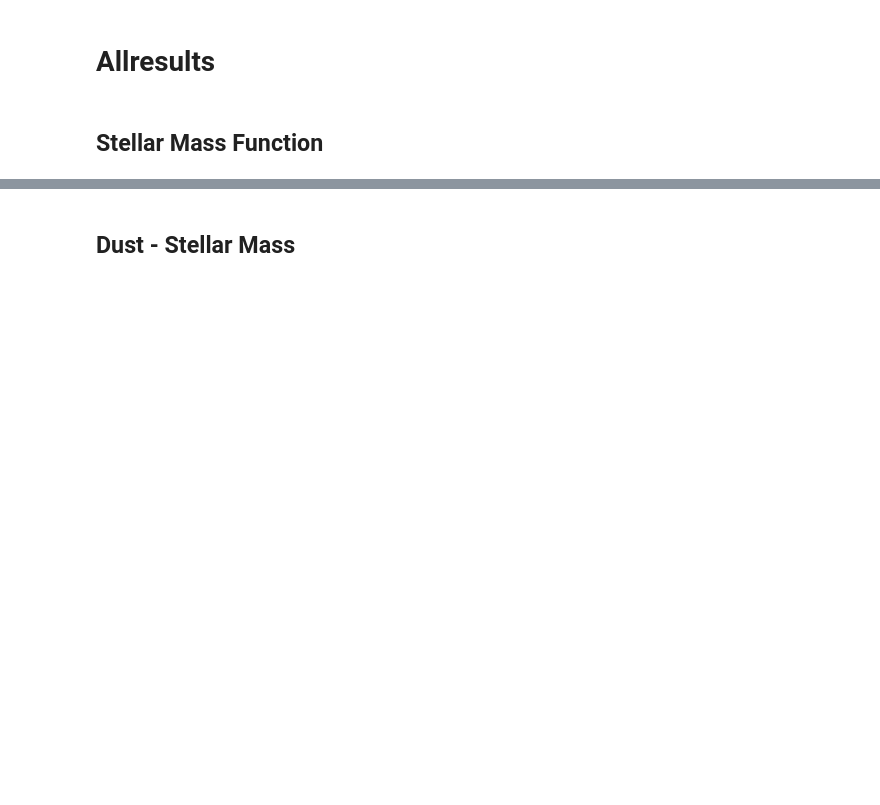
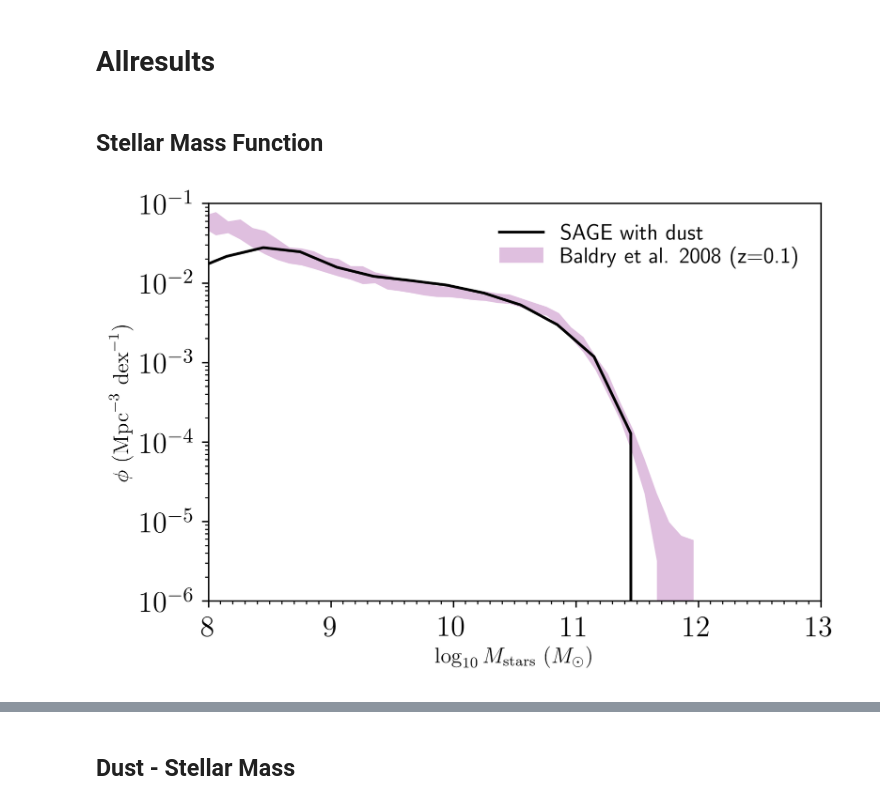
Before and after one commit to darrencroton/sage, a Jupyter notebook: analysis/allresults-new.ipynb, the cells around one changed output, grey strips where cells are left out. Drawn from its saved outputs; the diff is of its cells as text; code cells hidden in the pictures; blank space fills up the shorter version.

Commit message:
added more plots

```diff
--- a/analysis/allresults-new.ipynb
+++ b/analysis/allresults-new.ipynb
@@ -7,7 +9,7 @@ from astropy.cosmology import FlatLambdaCDM
 cosmo = FlatLambdaCDM(H0=73, Om0=0.25)
 # %%
 Hubble_h = 0.73
-BoxSize = ((62.5**3) * (1/8))**(1/3)
+BoxSize = ((62.5**3) * (8/8))**(1/3)
 #BoxSize = ((500**3) * (512/512))**(1/3)
 #BoxSize = ((1000**3) * (1000/1000))**(1/3)
 #BoxSize = ((250**3) * (1/125))**(1/3)
@@ -17,18 +21,18 @@ sSFRcut = -11.0
 # %%
-directory = '../src/auxdata/trees/play/'
-directory1 = '../src/auxdata/trees/no-SNII/'
+directory = '../src/auxdata/trees/no-SNIa-full/'
+#directory1 = '../src/auxdata/trees/no-SNII/'
 filename = 'model'
-#redshift = [127.000, 79.998, 50.000, 30.000, 19.916, 18.244, 16.725, 15.343, 14.086, 12.941, 11.897, 10.944, 10.073, 9.278, 8.550, 7.883, 7.272, 6.712, 6.197, 5.724, 5.289, 4.888, 4.520, 4.179, 3.866, 3.576, 3.308, 3.060, 2.831, 2.619, 2.422, 2.239, 2.070, 1.913, 1.766, 1.630, 1.504, 1.386, 1.276, 1.173, 1.078, 0.989, 0.905, 0.828, 0.755, 0.687, 0.624, 0.564, 0.509, 0.457, 0.408, 0.362, 0.320, 0.280, 0.242, 0.208, 0.175, 0.144, 0.116, 0.089, 0.064, 0.041, 0.020, 0.000]
-#redshift.reverse()
-#age = cosmo.age(redshift).value
-#lbtime = cosmo.lookback_time(redshift).value
-redshift = [0.000, 1.386, 2.070, 3.060, 4.179, 5.289, 6.197, 7.272] #millennium
+redshift = [127.000, 79.998, 50.000, 30.000, 19.916, 18.244, 16.725, 15.343, 14.086, 12.941, 11.897, 10.944, 10.073, 9.278, 8.550, 7.883, 7.272, 6.712, 6.197, 5.724, 5.289, 4.888, 4.520, 4.179, 3.866, 3.576, 3.308, 3.060, 2.831, 2.619, 2.422, 2.239, 2.070, 1.913, 1.766, 1.630, 1.504, 1.386, 1.276, 1.173, 1.078, 0.989, 0.905, 0.828, 0.755, 0.687, 0.624, 0.564, 0.509, 0.457, 0.408, 0.362, 0.320, 0.280, 0.242, 0.208, 0.175, 0.144, 0.116, 0.089, 0.064, 0.041, 0.020, 0.000]
+redshift.reverse()
+age = cosmo.age(redshift).value
+lbtime = cosmo.lookback_time(redshift).value
+#redshift = [0.000, 1.386, 2.070, 3.060, 4.179, 5.289, 6.197, 7.272] #millennium
 #redshift = [0.024, 1.309, 2.051, 3.033, 4.088, 5.127, 6.044, 7.098] #genesis
 #redshift = [0.000, 1.379, 2.028, 3.060, 4.043, 5.161, 6.231, 7.313] #bolshoi
 #redshift = [0.000]
 #redshift = [0.000, 1.321, 2.028, 3.037, 4.038, 5.150, 6.022, 7.026] #MDPL
 firstfile = 0
-lastfile = 0
+lastfile = 7
 MaxTreeFiles = lastfile - firstfile + 1
 #print(lbtime)
 # %%
@@ -234,11 +238,11 @@ Galdesc = galdtype2()
 #Galdesc2 = galdtype2()
 
 G_history = [0]*len(redshift)
-G_history1 = [0]*len(redshift)
+#G_history1 = [0]*len(redshift)
 for i in range(len(redshift)):
     G_snap = []
-    G_snap1 = []
-    G_snap2 = []
+#    G_snap1 = []
+#    G_snap2 = []
     GalsTree = []
 
     for k in range(firstfile, lastfile+1):
@@ -246,18 +250,19 @@ for i in range(len(redshift)):
         G = read_one_file(name, Galdesc)
         G_snap.extend(G)
 
+        '''
         name1 = (directory1+filename+'_z'+f'{redshift[i]:.3f}'+'_'+f'{k}')
         G1 = read_one_file(name1, Galdesc)
         G_snap1.extend(G)
-
+        '''
     G_snap = np.array(G_snap)
     G_snap = G_snap.view(recarray)
 
-    G_snap1 = np.array(G_snap1)
-    G_snap1 = G_snap1.view(recarray)
+    #G_snap1 = np.array(G_snap1)
+    #G_snap1 = G_snap1.view(recarray)
 
     G_history[i] = G_snap
-    G_history1[i] = G_snap1
+    #G_history1[i] = G_snap1
 # %%
 from mpl_toolkits.axes_grid1 import make_axes_locatable
 import matplotlib.pyplot as plt
@@ -315,8 +320,8 @@ ax = plt.subplot(111)
 
 binwidth = 0.3
 
-w = np.where(G_history1[0].StellarMass > 0.0)[0]
-mass = np.log10(G_history1[0].StellarMass[w] * 1.e10 / Hubble_h)
+w = np.where(G_history[0].StellarMass > 0.0)[0]
+mass = np.log10(G_history[0].StellarMass[w] * 1.e10 / Hubble_h)
 #w1 = np.where(G_history1[0]1.StellarMass > 0.0)[0]
 #mass1 = np.log10(G_history1[0]1.StellarMass[w1] * 1.e10 / Hubble_h)
 
@@ -385,33 +390,35 @@ Baldry = np.array([
             [11.55, 1.0617e-04, 4.9085e-05],
             [11.65, 3.2702e-05, 2.4546e-05],
             [11.75, 1.2571e-05, 1.2571e-05],
             [11.85, 8.4589e-06, 8.4589e-06],
             [11.95, 7.4764e-06, 7.4764e-06],
             ], dtype=np.float32)
 
 Baldry_xval = np.log10(10 ** Baldry[:, 0]  /Hubble_h/Hubble_h)
 Baldry_xval = Baldry_xval - 0.26  # convert back to Chabrier IMF
 Baldry_yvalU = (Baldry[:, 1]+Baldry[:, 2]) * Hubble_h*Hubble_h*Hubble_h
 Baldry_yvalL = (Baldry[:, 1]-Baldry[:, 2]) * Hubble_h*Hubble_h*Hubble_h
 
 plt.fill_between(Baldry_xval, Baldry_yvalU, Baldry_yvalL, facecolor='purple', alpha=0.25, label='Baldry et al. 2008 (z=0.1)')
 
 plt.yscale('log', nonposy='clip')
 plt.axis([8.0, 13.0, 1.0e-6, 1.0e-1])
 
 # Set the x-axis minor ticks
 ax.xaxis.set_minor_locator(plt.MultipleLocator(0.1))
 
 plt.ylabel(r'$\phi\ (\mathrm{Mpc}^{-3}\ \mathrm{dex}^{-1})$')  # Set the y...
 plt.xlabel(r'$\log_{10} M_{\mathrm{stars}}\ (M_{\odot})$')  # and the x-axis labels
 
 leg = plt.legend(loc=0, numpoints=1, labelspacing=0.1)
 leg.draw_frame(False)  # Don't want a box frame
 for t in leg.get_texts():  # Reduce the size of the text
     t.set_fontsize('medium')
 
 #plt.savefig('plots/SMF-no-SNIa.png')
 plt.show()
+# %% [output]
+[figure, added]
 # %%
 HI_rr, errHI_rr, Z_rr, H2_rr, atomic_rr, logdust_rr, logdust2_rr, dustpercent_rr, logstar_rr = np.loadtxt('remy-ruyers.txt', usecols=(1,2,3,5,6,9,7,8,10), unpack=True)
 
```
Also changed, not shown: parts of 9 cells of this notebook.
